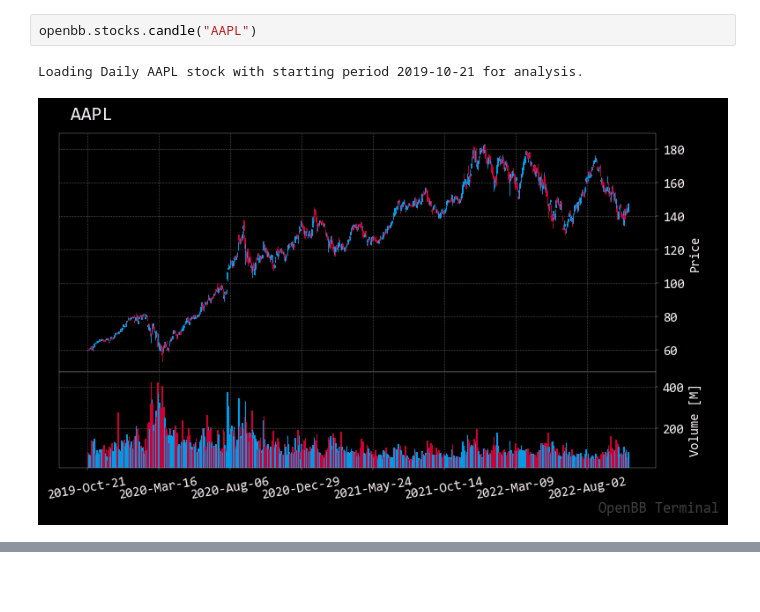
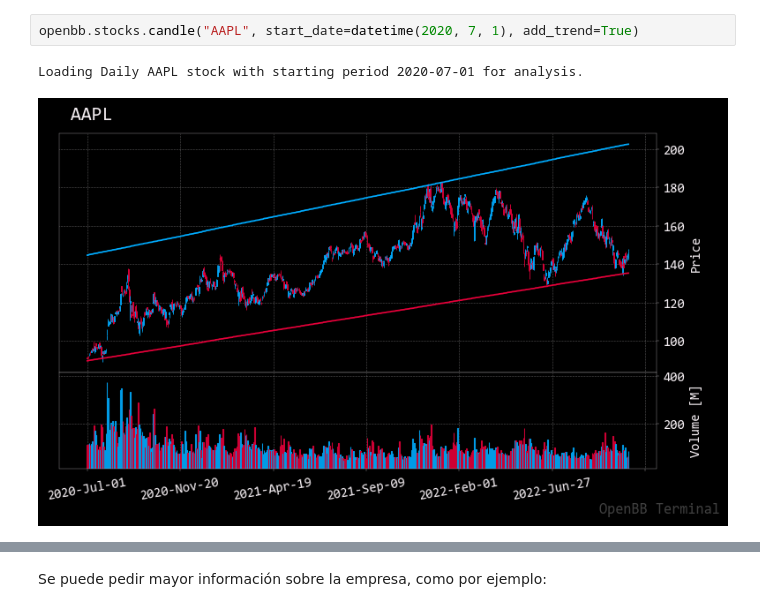
Before and after one commit to mauricioalvaradoo/openbb_terminal, a Jupyter notebook: openbb_inspection.ipynb, the cells around one changed output, grey strips where cells are left out. Saved outputs shown, nothing was run; the diff lists cells and outputs as text; blank space fills up the shorter version.

```diff
--- a/openbb_inspection.ipynb
+++ b/openbb_inspection.ipynb
@@ -21,6 +30,8 @@ from openbb_terminal.api import openbb
 # %%
-openbb.stocks.candle("AAPL")
+openbb.stocks.candle("AAPL", start_date=datetime(2020, 7, 1), add_trend=True)
 # %% [output]
-Loading Daily AAPL stock with starting period 2019-10-21 for analysis.
+Loading Daily AAPL stock with starting period 2020-07-01 for analysis.
-[figure, old version]
+[figure, new version]
 [interactive output not drawn]
+# %% [markdown]
+Se puede pedir mayor información sobre la empresa, como por ejemplo:
```
Also changed, not shown: parts of 7 cells of this notebook.
